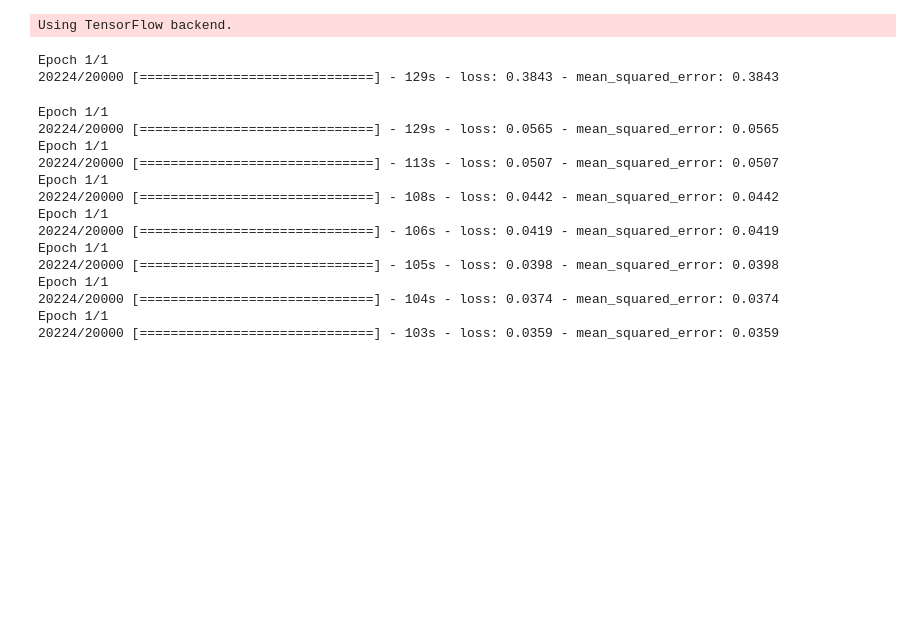
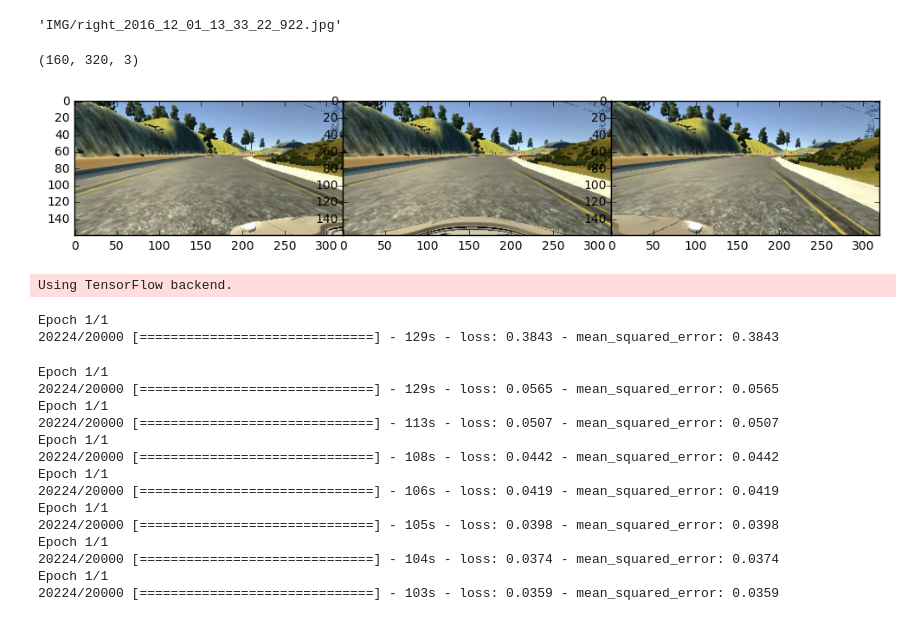
Before and after one commit to wkelongws/CarND-BehaviorCloning-Project, a Jupyter notebook: SelfDrivingTrainingModule.ipynb, the cells around one changed output. Saved outputs shown, nothing was run; the diff lists cells and outputs as text; code cells hidden in the pictures; blank space fills up the shorter version.

```diff
--- a/SelfDrivingTrainingModule.ipynb
+++ b/SelfDrivingTrainingModule.ipynb
@@ -14,3 +11,34 @@ image=cv2.imread(datapath + data['center'][0])
+# %%
+data['right'][ind].strip()
+# %% [output]
+'IMG/right_2016_12_01_13_33_22_922.jpg'
+# %%
+import cv2
+
+def filpcolor(srcBGR):
+    destRGB = cv2.cvtColor(srcBGR, cv2.COLOR_BGR2RGB)
+    return destRGB
+
+ind = np.random.randint(len(data))
+image_left=filpcolor(cv2.imread(datapath + data['left'][ind].strip()))
+image_center=filpcolor(cv2.imread(datapath + data['center'][ind].strip()))
+image_right=filpcolor(cv2.imread(datapath + data['right'][ind].strip()))
+# %%
+import matplotlib.pyplot as plt
+from pylab import *
+from matplotlib import gridspec
+plt.figure(figsize=(12,4))
+gs = gridspec.GridSpec(1, 3,hspace=0,wspace=0)
+plt.subplot(gs[0])
+plt.imshow(image_left)
+plt.subplot(gs[1])
+plt.imshow(image_center)
+plt.subplot(gs[2])
+plt.imshow(image_right)
+print(image_center.shape)
+# %% [output]
+(160, 320, 3)
+[figure, added]
 # %%
 # data augmentation
 # 1. Brightness augmentation
```
Also changed, not shown: parts of 2 cells of this notebook.
